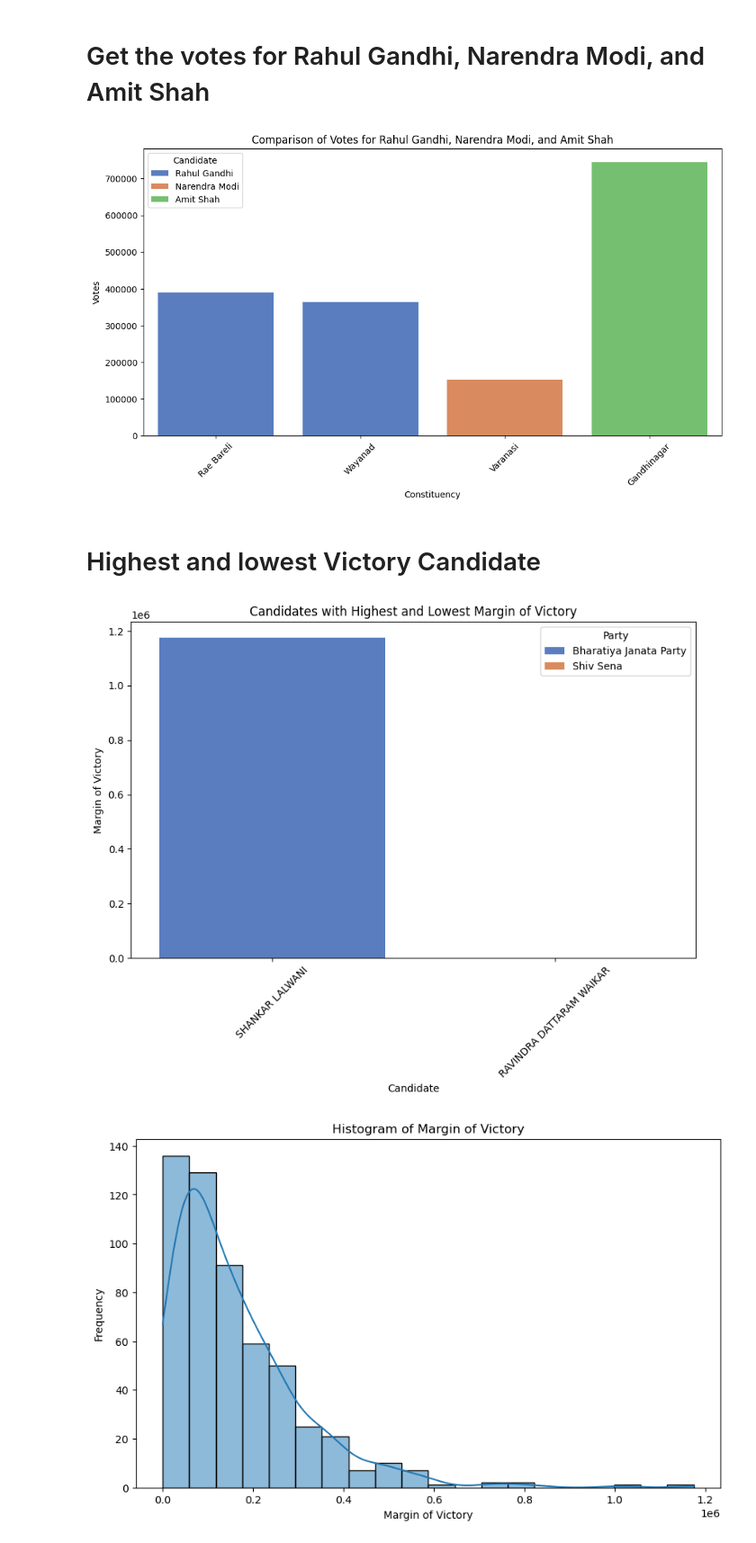
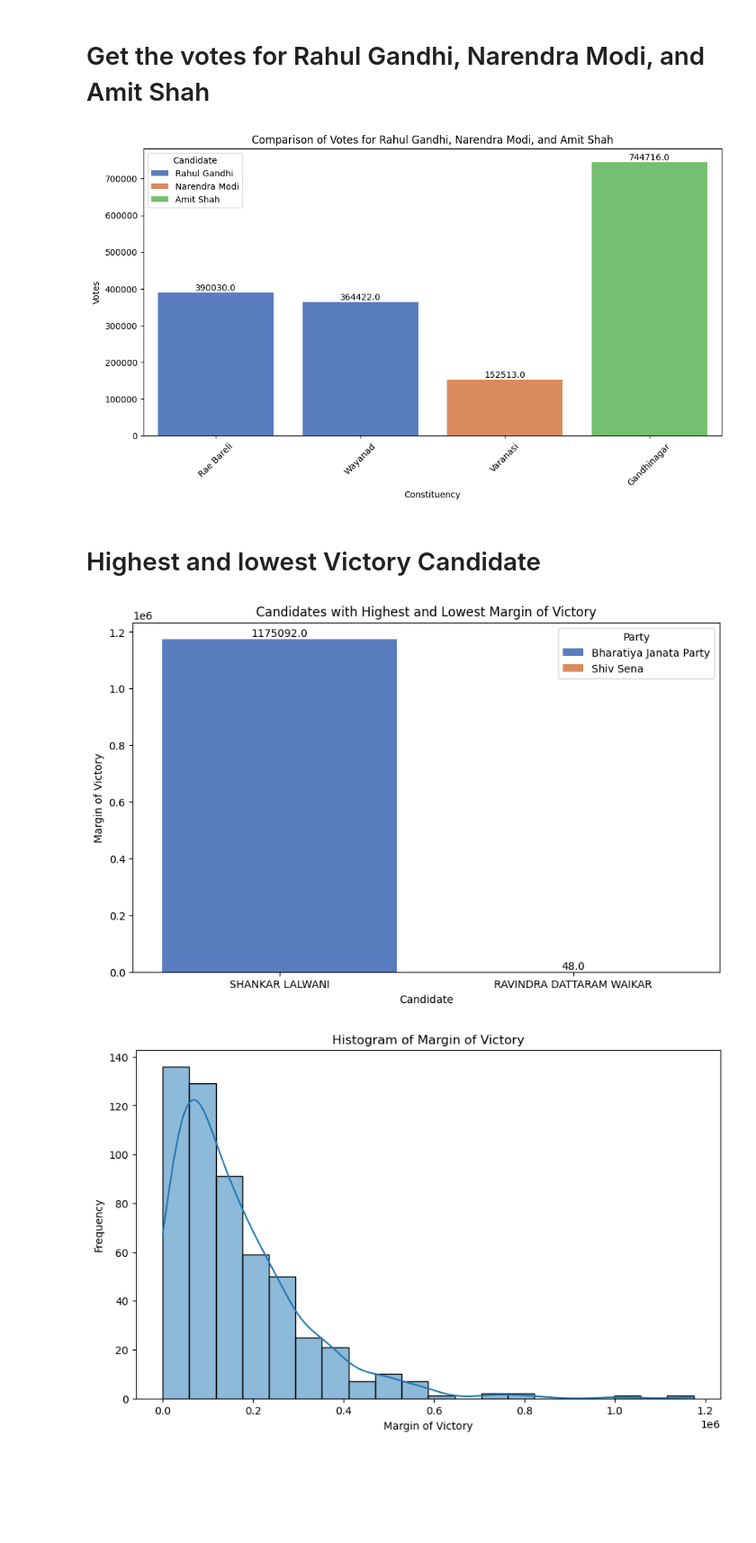
Before and after one commit to Tanmayss1/Lok-Sabha-Election-2024-Dataset-, a Jupyter notebook: Election 2024 Loksabha.ipynb, the cells around one changed output. Shown at 90% size. Drawn from its saved outputs; the diff is of its cells as text; code cells hidden in the pictures; blank space fills up the shorter version.

```diff
--- a/Election 2024 Loksabha.ipynb
+++ b/Election 2024 Loksabha.ipynb
@@ -71,6 +71,11 @@ Passing `palette` without assigning `hue` is deprecated and will be removed in v
 # %% [markdown]
 # Get the votes for Rahul Gandhi, Narendra Modi, and Amit Shah
 # %%
+import pandas as pd
+import matplotlib.pyplot as plt
+import seaborn as sns
+
+# Assuming 'data' is already defined and contains the necessary columns
 rahul_entries = data[data['Leading Candidate'] == 'RAHUL GANDHI']
 modi_entries = data[data['Leading Candidate'] == 'NARENDRA MODI']
 amit_entries = data[data['Leading Candidate'] == 'AMIT SHAH']
@@ -98,37 +103,52 @@ data_to_plot = pd.DataFrame({
 
 # Plot the comparison
 plt.figure(figsize=(12, 6))
-sns.barplot(data=data_to_plot, x='Constituency', y='Votes', hue='Candidate', palette='muted')
+barplot = sns.barplot(data=data_to_plot, x='Constituency', y='Votes', hue='Candidate', palette='muted')
 plt.title('Comparison of Votes for Rahul Gandhi, Narendra Modi, and Amit Shah')
 plt.xlabel('Constituency')
 plt.ylabel('Votes')
 plt.xticks(rotation=45)
+
+# Annotate the values
+for index, row in data_to_plot.iterrows():
+    barplot.text(index, row['Votes'], round(row['Votes'], 2), color='black', ha="center", va="bottom")
+
 plt.show()
 # %% [output]
-[figure, old version]
+[figure, new version]
 # %% [markdown]
 # Highest and lowest Victory Candidate
 # %%
+import pandas as pd
+import matplotlib.pyplot as plt
+import seaborn as sns
+
+# Assuming 'data' is already defined and contains the necessary columns
 highest_margin_entry = data.loc[data['Margin'].idxmax()]
 lowest_margin_entry = data.loc[data['Margin'].idxmin()]
 
 # Combine the data
 data_to_plot = pd.DataFrame({
     'Candidate': [highest_margin_entry['Leading Candidate'], lowest_margin_entry['Leading Candidate']],
     'Party': [highest_margin_entry['Leading Party'], lowest_margin_entry['Leading Party']],
     'Margin': [highest_margin_entry['Margin'], lowest_margin_entry['Margin']]
 })
 
 # Plot the comparison
 plt.figure(figsize=(10, 6))
-sns.barplot(data=data_to_plot, x='Candidate', y='Margin', hue='Party', palette='muted')
+barplot = sns.barplot(data=data_to_plot, x='Candidate', y='Margin', hue='Party', palette='muted')
 plt.title('Candidates with Highest and Lowest Margin of Victory')
 plt.xlabel('Candidate')
 plt.ylabel('Margin of Victory')
-plt.xticks(rotation=45)
+plt.xticks(rotation=0)
+
+# Annotate the values
+for index, row in data_to_plot.iterrows():
+    barplot.text(index, row['Margin'], round(row['Margin'], 2), color='black', ha="center", va="bottom")
+
 plt.show()
 # %% [output]
-[figure, old version]
+[figure, new version]
 # %%
 plt.figure(figsize=(10, 6))
 sns.histplot(data['Margin'], bins=20, kde=True)
```
Also changed, not shown: parts of 1 cell of this notebook.
